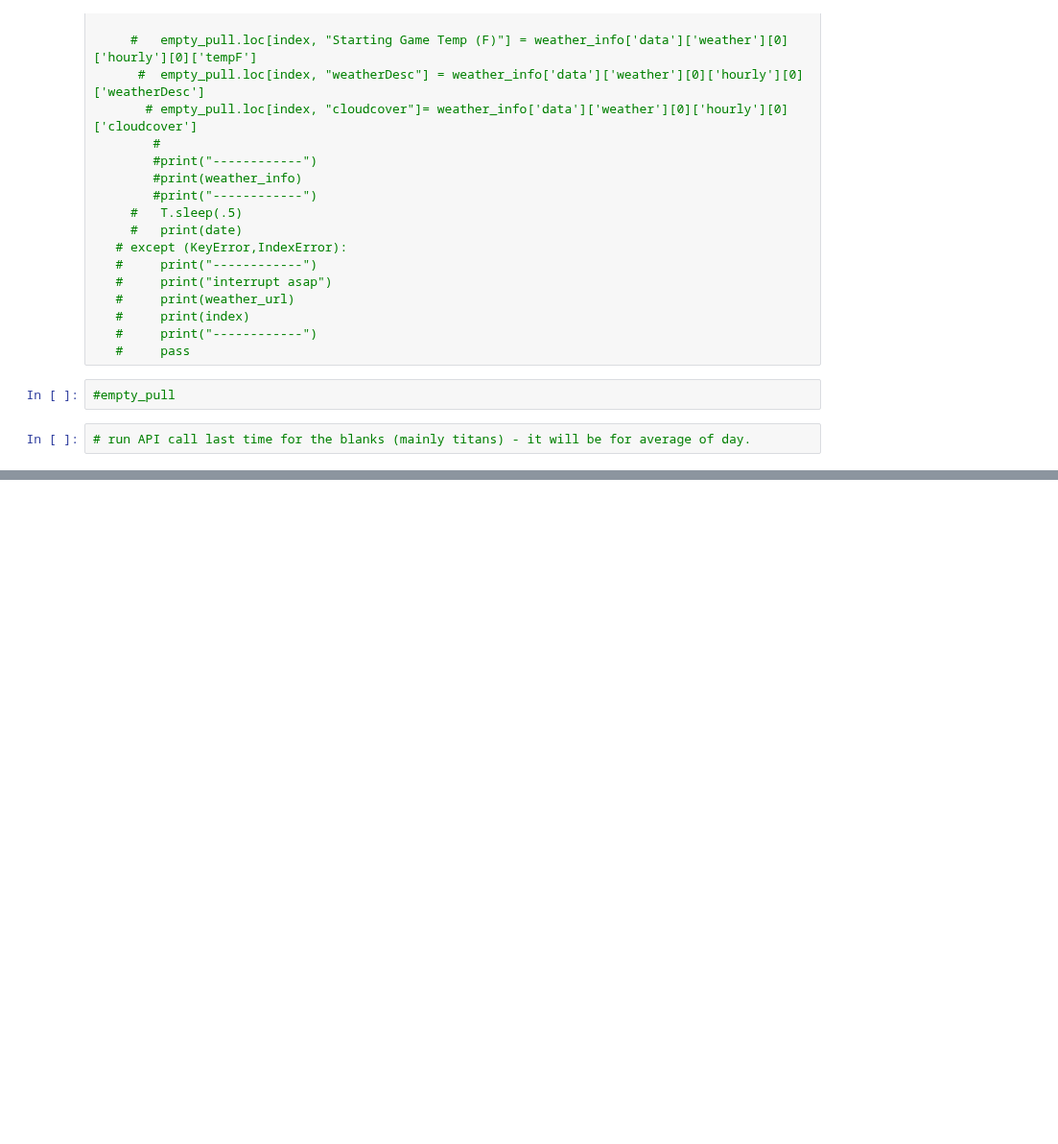
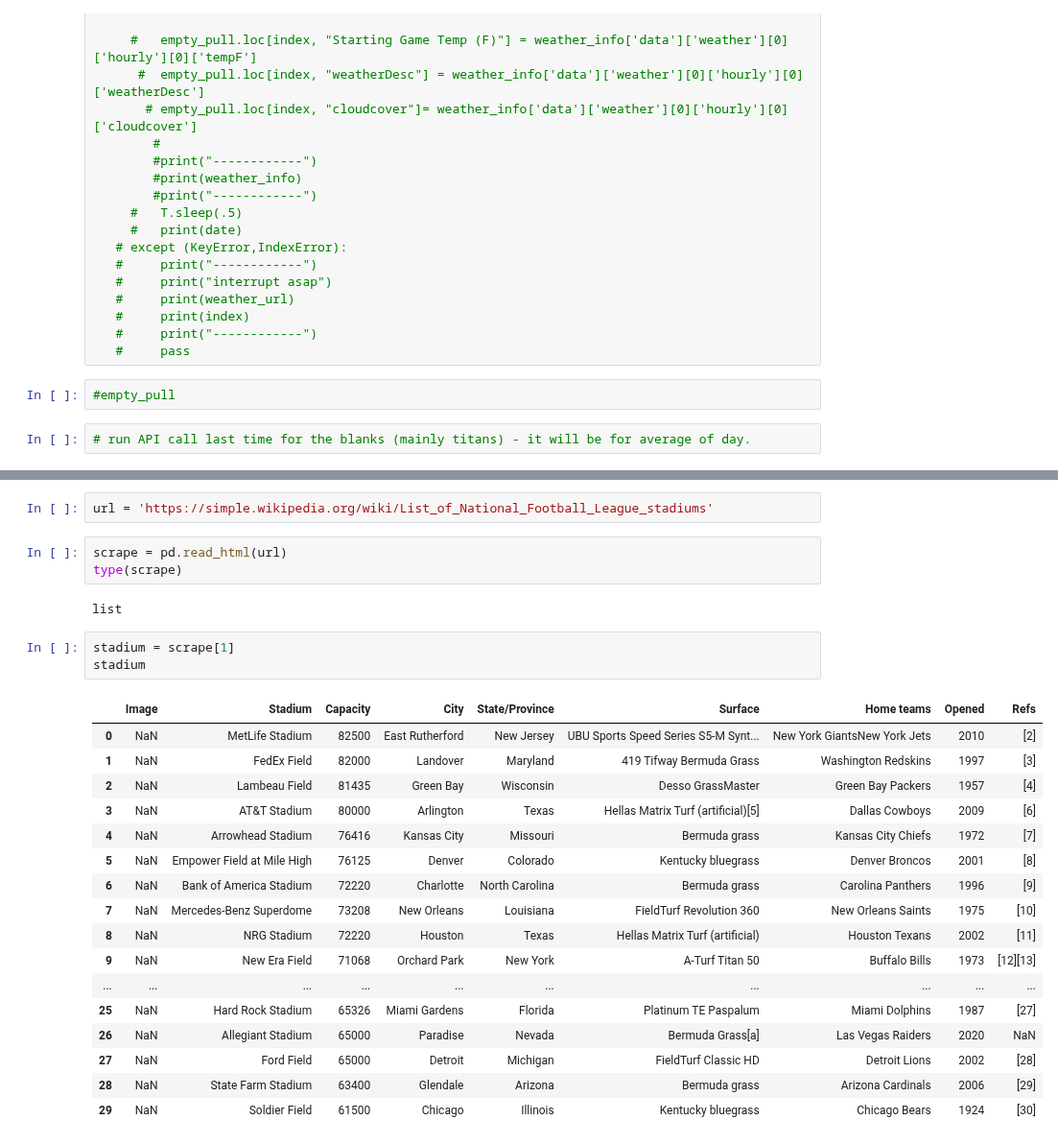
Before and after one commit to ybgandhi/Kickstart_Project, a Jupyter notebook: Dataset.ipynb, the cells around one changed output, grey strips where cells are left out. Shown at 96% size. Cells and saved outputs as stored; diff of their text form; blank space fills up the shorter version.

Commit message:
stadium names

```diff
--- a/Dataset.ipynb
+++ b/Dataset.ipynb
@@ -227,0 +333,28 @@ dropped_df
+# %%
+url = 'https://simple.wikipedia.org/wiki/List_of_National_Football_League_stadiums'
+# %%
+scrape = pd.read_html(url)
+type(scrape)
+# %% [output]
+list
+# %%
+stadium = scrape[1]
+stadium
+# %% [output]
+|  | Image | Stadium | Capacity | City | State/Province | Surface | Home teams | Opened | Refs |
+| 0 | NaN | MetLife Stadium | 82500 | East Rutherford | New Jersey | UBU Sports Speed Series S5-M Synt... | New York GiantsNew York Jets | 2010 | [2] |
+| 1 | NaN | FedEx Field | 82000 | Landover | Maryland | 419 Tifway Bermuda Grass | Washington Redskins | 1997 | [3] |
+| 2 | NaN | Lambeau Field | 81435 | Green Bay | Wisconsin | Desso GrassMaster | Green Bay Packers | 1957 | [4] |
+| 3 | NaN | AT&T Stadium | 80000 | Arlington | Texas | Hellas Matrix Turf (artificial)[5] | Dallas Cowboys | 2009 | [6] |
+| 4 | NaN | Arrowhead Stadium | 76416 | Kansas City | Missouri | Bermuda grass | Kansas City Chiefs | 1972 | [7] |
+| 5 | NaN | Empower Field at Mile High | 76125 | Denver | Colorado | Kentucky bluegrass | Denver Broncos | 2001 | [8] |
+| 6 | NaN | Bank of America Stadium | 72220 | Charlotte | North Carolina | Bermuda grass | Carolina Panthers | 1996 | [9] |
+| 7 | NaN | Mercedes-Benz Superdome | 73208 | New Orleans | Louisiana | FieldTurf Revolution 360 | New Orleans Saints | 1975 | [10] |
+| 8 | NaN | NRG Stadium | 72220 | Houston | Texas | Hellas Matrix Turf (artificial) | Houston Texans | 2002 | [11] |
+| 9 | NaN | New Era Field | 71068 | Orchard Park | New York | A-Turf Titan 50 | Buffalo Bills | 1973 | [12][13] |
+| ... | ... | ... | ... | ... | ... | ... | ... | ... | ... |
+| 25 | NaN | Hard Rock Stadium | 65326 | Miami Gardens | Florida | Platinum TE Paspalum | Miami Dolphins | 1987 | [27] |
+| 26 | NaN | Allegiant Stadium | 65000 | Paradise | Nevada | Bermuda Grass[a] | Las Vegas Raiders | 2020 | NaN |
+| 27 | NaN | Ford Field | 65000 | Detroit | Michigan | FieldTurf Classic HD | Detroit Lions | 2002 | [28] |
+| 28 | NaN | State Farm Stadium | 63400 | Glendale | Arizona | Bermuda grass | Arizona Cardinals | 2006 | [29] |
+| 29 | NaN | Soldier Field | 61500 | Chicago | Illinois | Kentucky bluegrass | Chicago Bears | 1924 | [30] |
```
Also changed, not shown: parts of 43 cells of this notebook.
